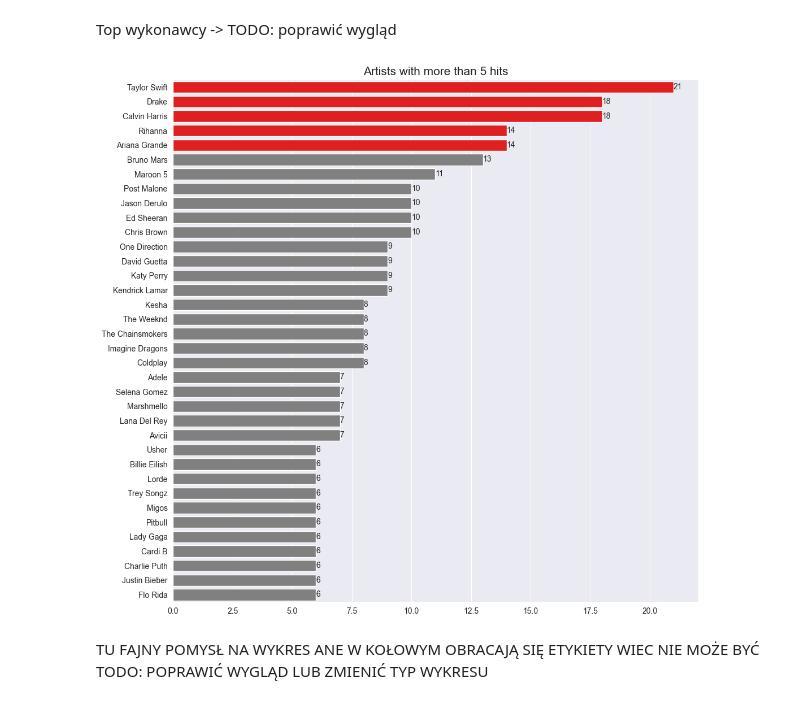
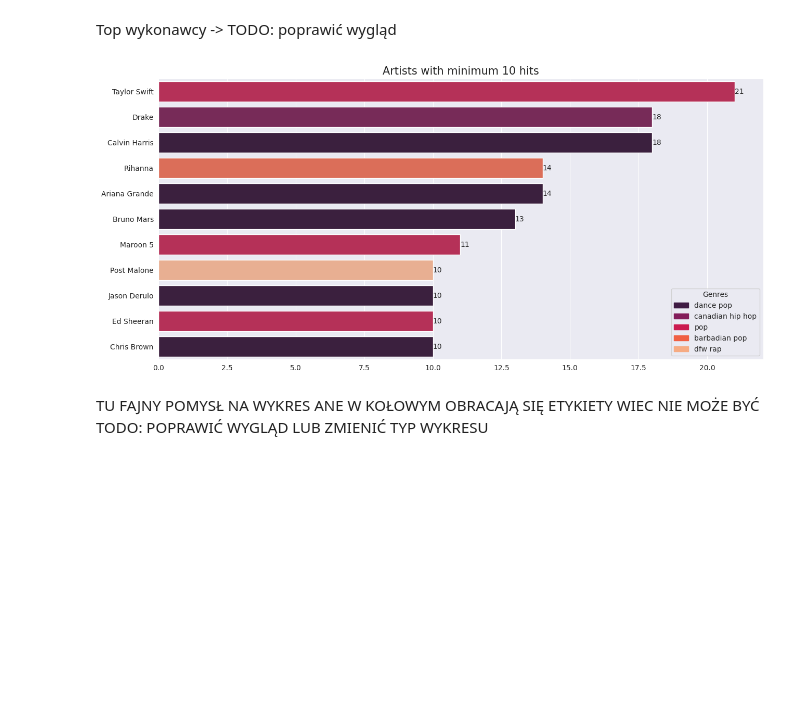
Before and after one commit to Martka-c/Spotify_top_songs_EDA, a Jupyter notebook: main.ipynb, the cells around one changed output. Saved outputs shown, nothing was run; the diff lists cells and outputs as text; code cells hidden in the pictures; blank space fills up the shorter version.

```diff
--- a/main.ipynb
+++ b/main.ipynb
@@ -50,9 +52,15 @@ sns.set_style("darkgrid")
 Najpopularniejsze gatunki -> TODO: poprawić wygląd
 # %%
 #As we are looking at the Top Genre( we just look at the 15th top genre's values)
+
+# funkcja zwracająca odcień koloru
+def get_color(value):
+    color = sns.color_palette('deep', 15)[labels.index(value)]
+    return sns.light_palette(color, n_colors=5)[-2]
+
 plt.figure(figsize=(10,8))
 plt.title('Top Genre in Spotify',fontsize=15)
-ax = sns.countplot(data=df, y="top genre", order=df['top genre'].value_counts().index[0:15])
+ax = sns.countplot(data=df, y="top genre", order=df['top genre'].value_counts().index[0:15], palette=sns.color_palette("Blues_r", n_colors=20))
 for i in ax.containers:
     ax.bar_label(i)
 # %% [output]
@@ -62,8 +70,10 @@ for i in ax.containers:
 Analiza typów wykonawców -> TODO: poprawić wygląd
 # %%
 # Analiza typów wykonawców
+plt.figure(figsize=(10,3))
 plt.title('Artist type-Top song 2010-2019', fontsize=15)
-ax=sns.countplot(data=df, y='artist type', palette=['red',"grey","grey","grey"], order=df['artist type'].value_counts().index[:])
+# ax=sns.countplot(data=df, y='artist type', palette=['red',"grey","grey","grey"], order=df['artist type'].value_counts().index[:])
+ax=sns.countplot(data=df, y='artist type', order=df['artist type'].value_counts().index[:], palette=sns.color_palette("Blues_r", n_colors=6))
 for i in ax.containers:
     ax.bar_label(i)
 # %% [output]
@@ -83,16 +95,28 @@ fig.show()
 # %% [markdown]
 Top wykonawcy -> TODO: poprawić wygląd
 # %%
-index=df['artist'].value_counts()[df['artist'].value_counts()>5].index.tolist()
-val=df['artist'].value_counts()[df['artist'].value_counts()>5].values.tolist()
-plt.figure(figsize = (12,12))
-clrs = ['grey' if (x < val[4]) else 'red' for x in val ]
-ax= sns.barplot(x=val, y=index, palette=clrs) #colors clrs
+index = df['artist'].value_counts()[df['artist'].value_counts() >= 10].index.tolist()
+val = df['artist'].value_counts()[df['artist'].value_counts() >= 10].values.tolist()
+genres = df.loc[df['artist'].isin(index), 'top genre'].unique().tolist()
+n_genres = len(genres)
+
+# palette = sns.color_palette('Set2', n_genres)
+palette = sns.color_palette("rocket", n_genres)
+colors = {genre: color for genre, color in zip(genres, palette)}
+colors_list = [colors[df.loc[df['artist'] == artist, 'top genre'].unique()[0]] for artist in index]
+
+plt.figure(figsize=(15, 7))
+ax = sns.barplot(x=val, y=index, palette=colors_list)
 for i in ax.containers:
     ax.bar_label(i)
-plt.title('Artists with more than 5 hits',fontsize=15);
+plt.title('Artists with minimum 10 hits', fontsize=15)
+
+# Dodanie legendy na kolory
+handles = [mpatches.Patch(color=color, label=genre) for genre, color in colors.items() if genre in df['top genre'].unique()]
+plt.legend(handles=handles, loc='lower right', title='Genres')
+
 plt.show()
 # %% [output]
-[figure, old version]
+[figure, new version]
 # %% [markdown]
 TU FAJNY POMYSŁ NA WYKRES ANE W KOŁOWYM OBRACAJĄ SIĘ ETYKIETY WIEC NIE MOŻE BYĆ TODO: POPRAWIĆ WYGLĄD LUB ZMIENIĆ TYP WYKRESU
```
Also changed, not shown: parts of 7 cells of this notebook.
